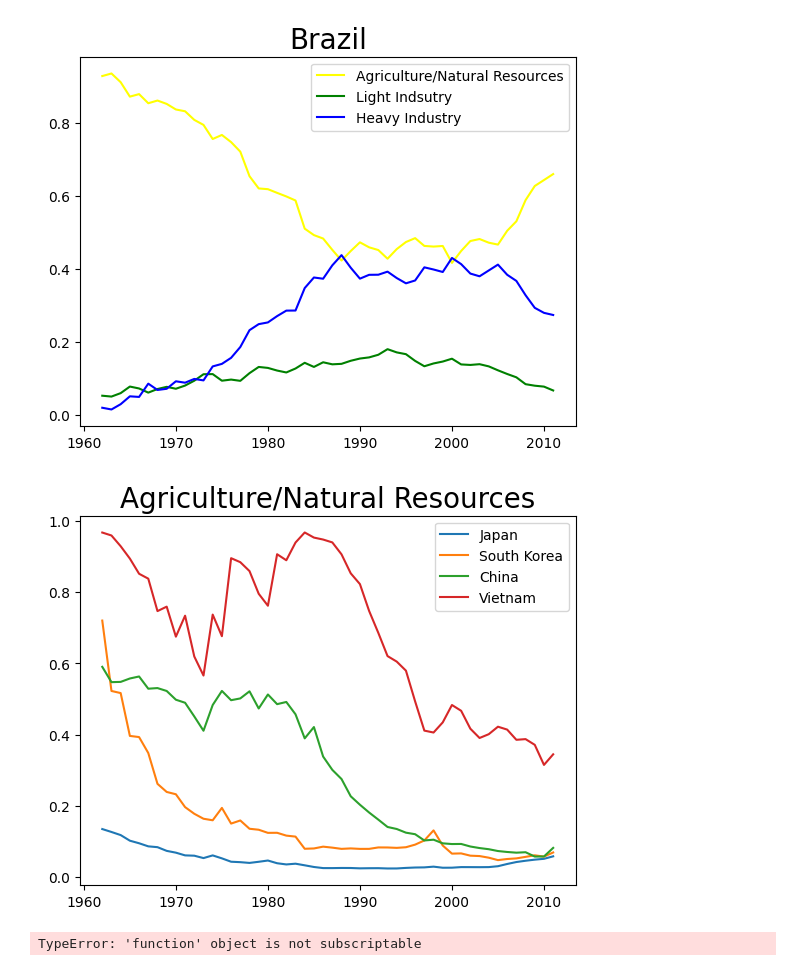
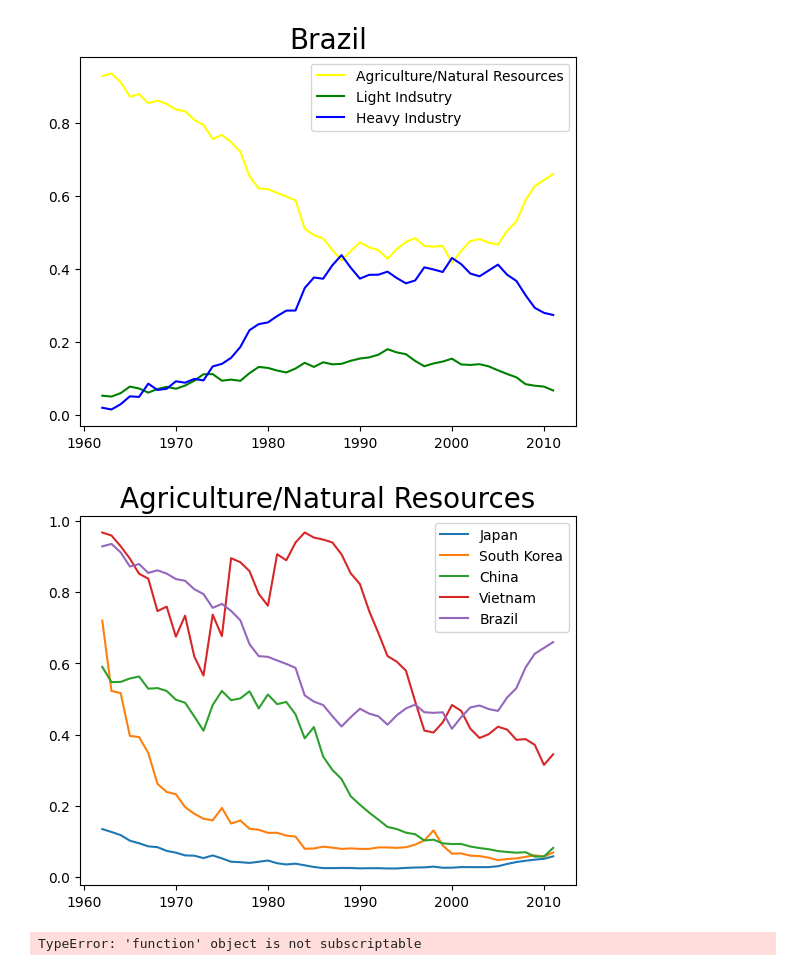
Before and after one commit to GeorgeVajagich/International-Industrial-Export-Development, a Jupyter notebook: Industrialization Exports.ipynb, the cells around one changed output. Cells and saved outputs as stored; diff of their text form; code cells hidden in the pictures.

```diff
--- a/Industrialization Exports.ipynb
+++ b/Industrialization Exports.ipynb
@@ -145,9 +145,9 @@ def agOverTime(countries):
     plt.title("Agriculture/Natural Resources",size=20)
     plt.legend()
 # %%
-agOverTime(["Japan","South Korea","China","Vietnam"])
+agOverTime(["Japan","South Korea","China","Vietnam","Brazil"])
 # %% [output]
-[figure, old version]
+[figure, new version]
 # %%
 countryOverTime["Brazil"]
 # %% [output]
```
